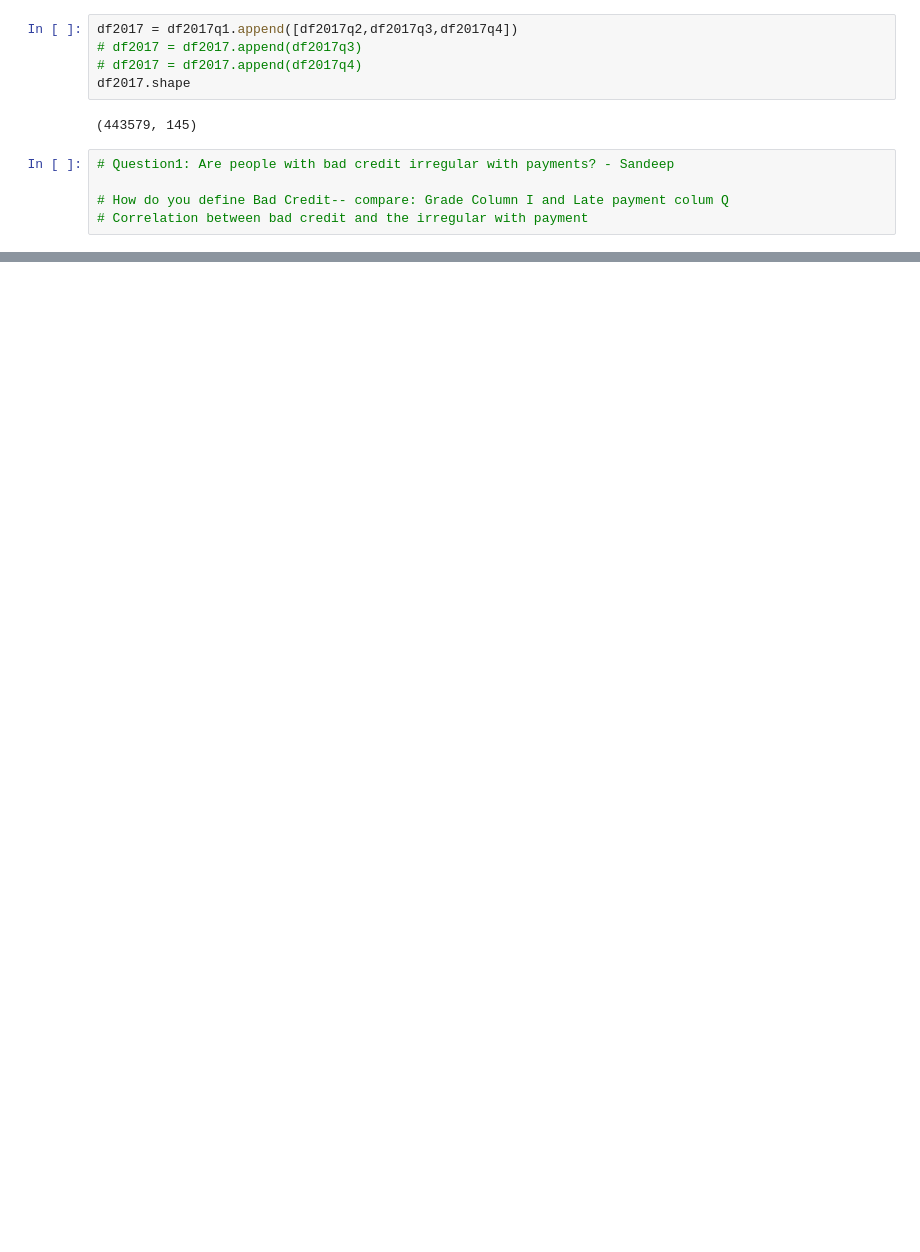
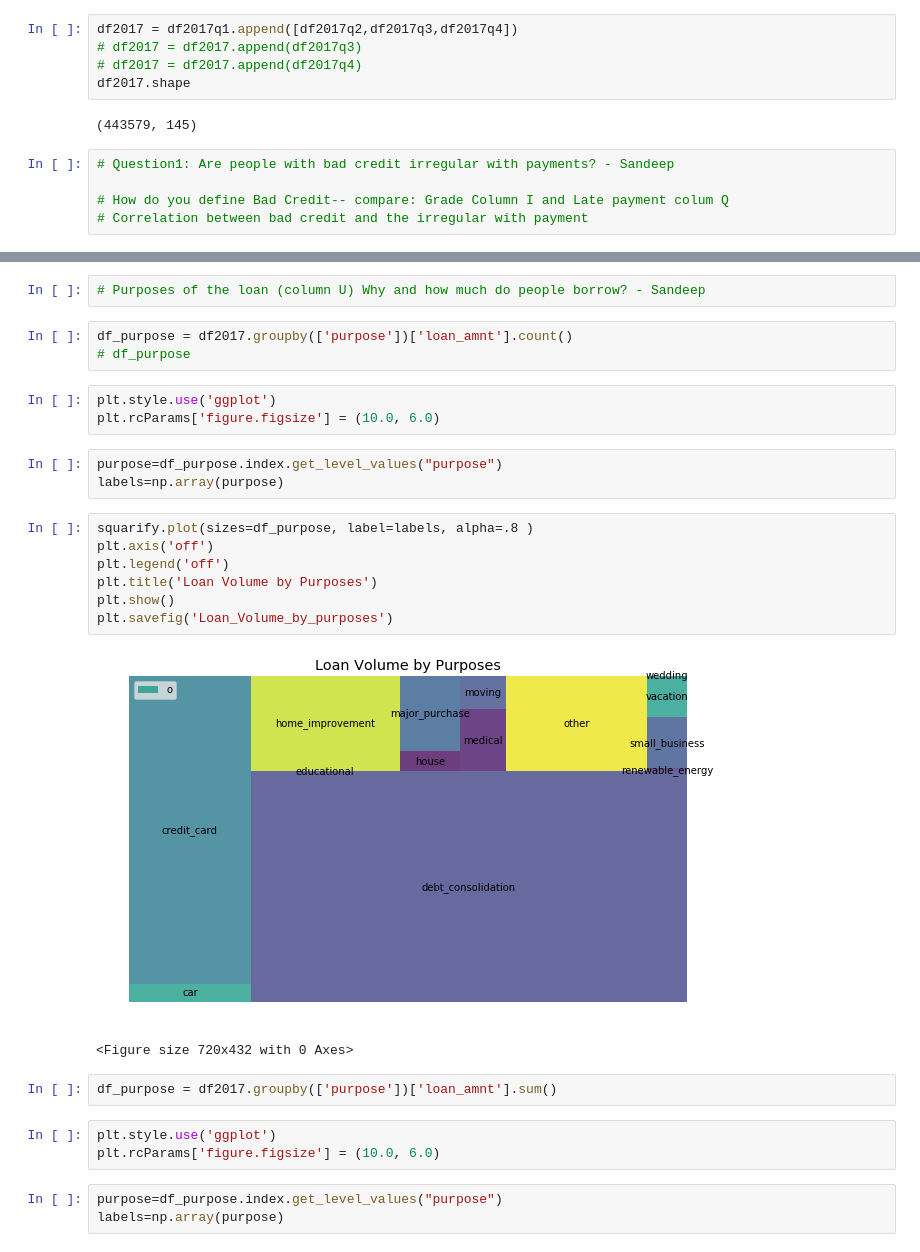
Before and after one commit to UCBDataAnalytics/Project1, a Jupyter notebook: Loan_Data.ipynb, the cells around one changed output, grey strips where cells are left out. Saved outputs shown, nothing was run; the diff lists cells and outputs as text; blank space fills up the shorter version.

```diff
--- a/Loan_Data.ipynb
+++ b/Loan_Data.ipynb
@@ -64,0 +59,29 @@ df2017.shape
+# %%
+# Purposes of the loan (column U) Why and how much do people borrow? - Sandeep
+# %%
+df_purpose = df2017.groupby(['purpose'])['loan_amnt'].count()
+# df_purpose
+# %%
+plt.style.use('ggplot')
+plt.rcParams['figure.figsize'] = (10.0, 6.0)
+# %%
+purpose=df_purpose.index.get_level_values("purpose")
+labels=np.array(purpose)
+# %%
+squarify.plot(sizes=df_purpose, label=labels, alpha=.8 )
+plt.axis('off')
+plt.legend('off')
+plt.title('Loan Volume by Purposes')
+plt.show()
+plt.savefig('Loan_Volume_by_purposes')
+# %% [output]
+[figure, added]
+<Figure size 720x432 with 0 Axes>
+# %%
+df_purpose = df2017.groupby(['purpose'])['loan_amnt'].sum()
+# %%
+plt.style.use('ggplot')
+plt.rcParams['figure.figsize'] = (10.0, 6.0)
+# %%
+purpose=df_purpose.index.get_level_values("purpose")
+labels=np.array(purpose)
```
Also changed, not shown: parts of 13 cells of this notebook.
